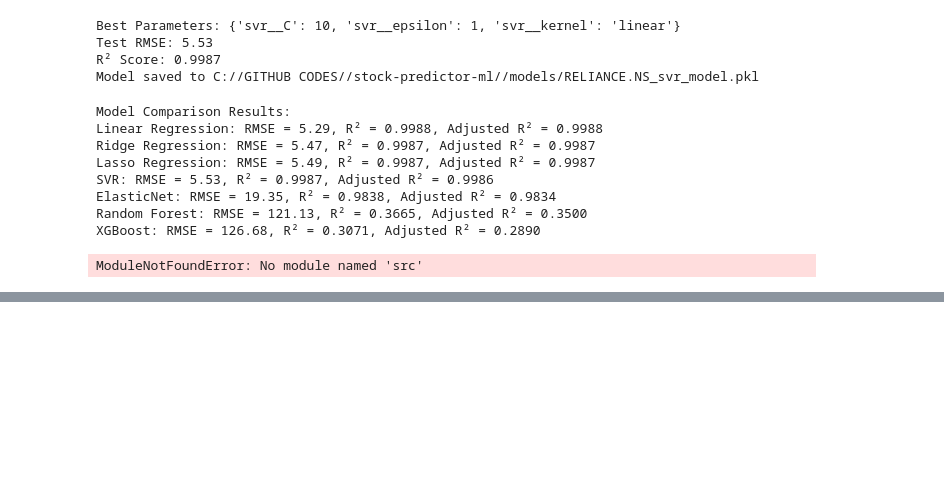
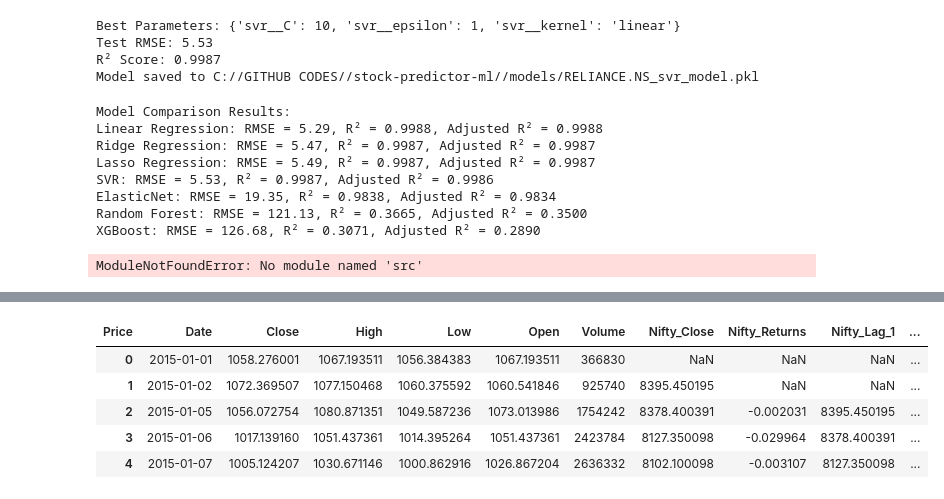
Before and after one commit to prasad14082000/stock-predictor-ml-app, a Jupyter notebook: notebooks/07_python_scripts_check.ipynb, the cells around one changed output, grey strips where cells are left out. Cells and saved outputs as stored; diff of their text form; code cells hidden in the pictures; blank space fills up the shorter version.

```diff
--- a/notebooks/07_python_scripts_check.ipynb
+++ b/notebooks/07_python_scripts_check.ipynb
@@ -387,3 +387,11 @@ def forecast_next_days(stock_name: str, model_name: str, days_ahead: int = 10):
     print(f"\U0001F4C8 Forecast complete! Results saved to reports/{stock_name}_{model_name}_forecast.csv")
 # %% [output]
 ModuleNotFoundError: No module named 'src'
+# %%
+stock_df = yf.download('TCS.NS', start='2015-01-01', end='2025-01-01')
+nifty_df = yf.download("^NSEI", start='2015-01-01', end='2025-01-01')  # Nifty50 index
+
+# Rename to avoid column name collision
+nifty_df.rename(columns={"Close": "Nifty_Close"}, inplace=True)
+stock_df.columns = stock_df.columns.get_level_values(0)
+nifty_df.columns = nifty_df.columns.get_level_values(0)
@@ -389,0 +462,14 @@ ModuleNotFoundError: No module named 'src'
+# %%
+ # Add exogenous features
+df['Nifty_Returns'] = df['Nifty_Close'].pct_change(fill_method=None)
+df['Nifty_Lag_1'] = df['Nifty_Close'].shift(1)
+df['Nifty_MA10'] = df['Nifty_Close'].rolling(window=10).mean()
+
+df.head()
+# %% [output]
+| Price | Date | Close | High | Low | Open | Volume | Nifty_Close | Nifty_Returns | Nifty_Lag_1 | ... |
+| 0 | 2015-01-01 | 1058.276001 | 1067.193511 | 1056.384383 | 1067.193511 | 366830 | NaN | NaN | NaN | ... |
+| 1 | 2015-01-02 | 1072.369507 | 1077.150468 | 1060.375592 | 1060.541846 | 925740 | 8395.450195 | NaN | NaN | ... |
+| 2 | 2015-01-05 | 1056.072754 | 1080.871351 | 1049.587236 | 1073.013986 | 1754242 | 8378.400391 | -0.002031 | 8395.450195 | ... |
+| 3 | 2015-01-06 | 1017.139160 | 1051.437361 | 1014.395264 | 1051.437361 | 2423784 | 8127.350098 | -0.029964 | 8378.400391 | ... |
+| 4 | 2015-01-07 | 1005.124207 | 1030.671146 | 1000.862916 | 1026.867204 | 2636332 | 8102.100098 | -0.003107 | 8127.350098 | ... |
```
Also changed, not shown: parts of 10 cells of this notebook, 33 other files.
